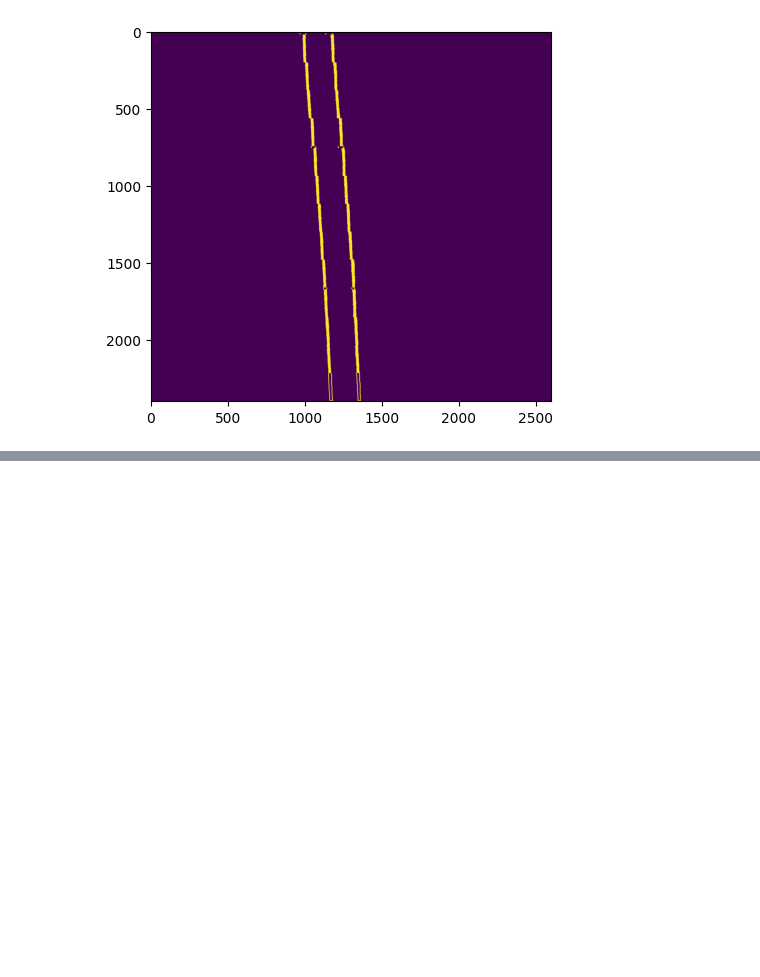
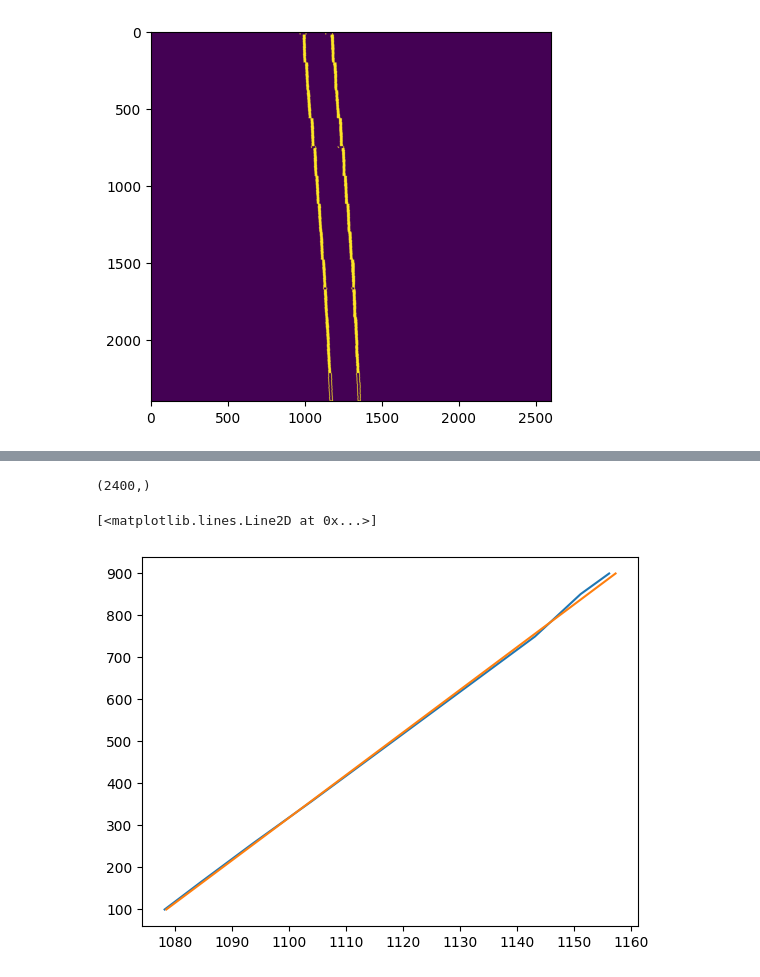
Before and after one commit to Andrudewt/perspective, a Jupyter notebook: main.ipynb, the cells around one changed output, grey strips where cells are left out. Saved outputs shown, nothing was run; the diff lists cells and outputs as text; code cells hidden in the pictures; blank space fills up the shorter version.

```diff
--- a/main.ipynb
+++ b/main.ipynb
@@ -359,0 +421,17 @@ plt.imshow(mask_res)
+# %%
+y_centr.shape
+# %% [output]
+(2400,)
+# %%
+x = x_centr[100:900]
+y = y_centr[100:900]
+
+coef = np.polyfit(y, x, 1)
+f = np.poly1d(coef)
+x_lin = f(y)
+
+plt.plot(x_centr[100:900], y_centr[100:900])
+plt.plot(x_lin, y)
+# %% [output]
+[<matplotlib.lines.Line2D at 0x...>]
+[figure, added]
```
Also changed, not shown: parts of 4 cells of this notebook.
